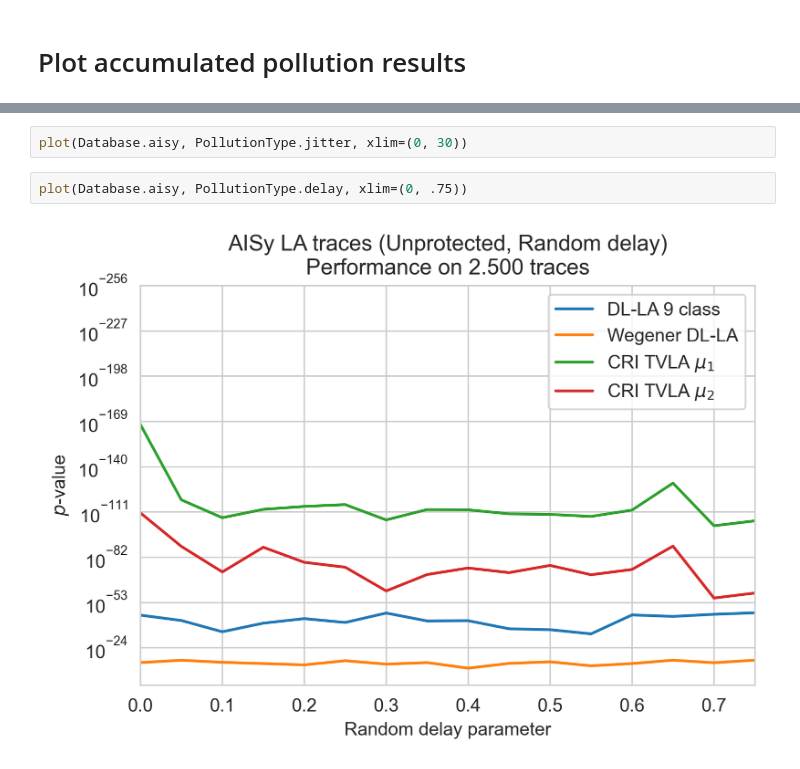
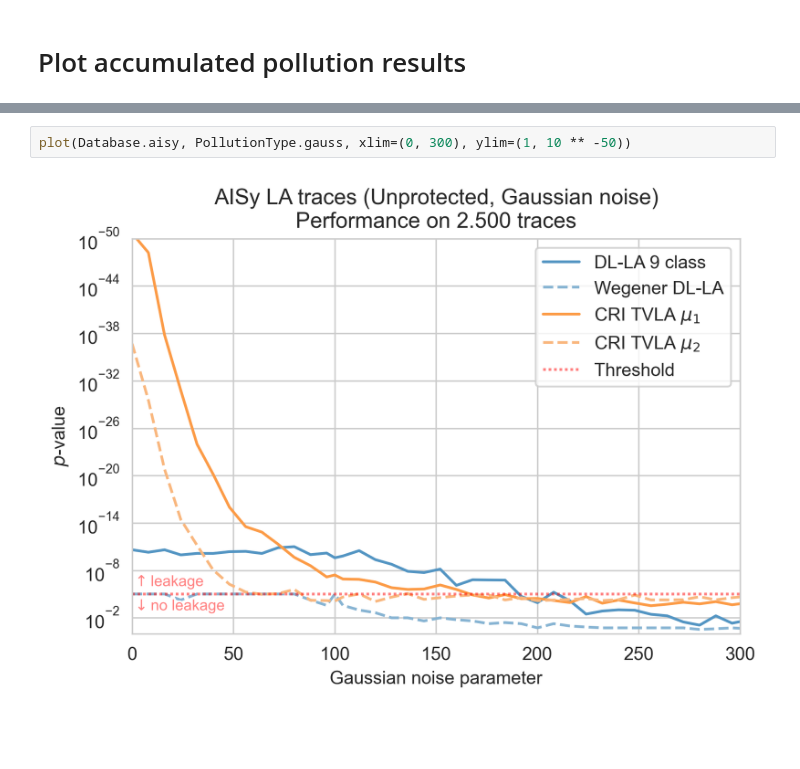
Before and after one commit to ccberg/LA, a Jupyter notebook: books/pollution/plot.ipynb, the cells around one changed output, grey strips where cells are left out. Cells and saved outputs as stored; diff of their text form; blank space fills up the shorter version.

```diff
--- a/books/pollution/plot.ipynb
+++ b/books/pollution/plot.ipynb
@@ -78,6 +99,4 @@ plot(Database.ascad_none, PollutionType.jitter, xlim=(0, 30))
 # %%
-plot(Database.aisy, PollutionType.jitter, xlim=(0, 30))
+plot(Database.aisy, PollutionType.gauss, xlim=(0, 300), ylim=(1, 10 ** -50))
+# %% [output]
+[figure, added]
-# %%
-plot(Database.aisy, PollutionType.delay, xlim=(0, .75))
-# %% [output]
-[figure, removed]
```
Also changed, not shown: parts of 8 cells of this notebook, 13 other files.
